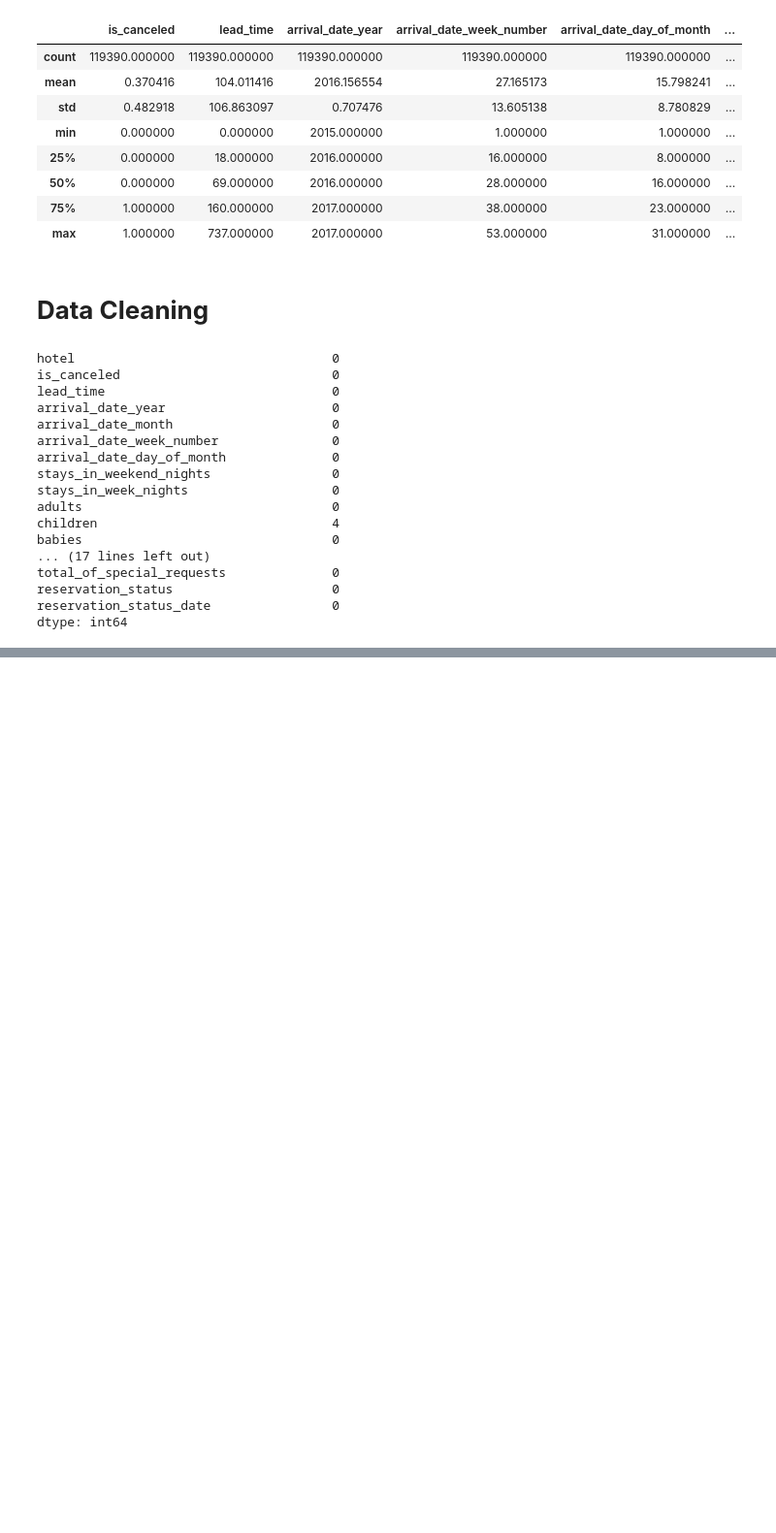
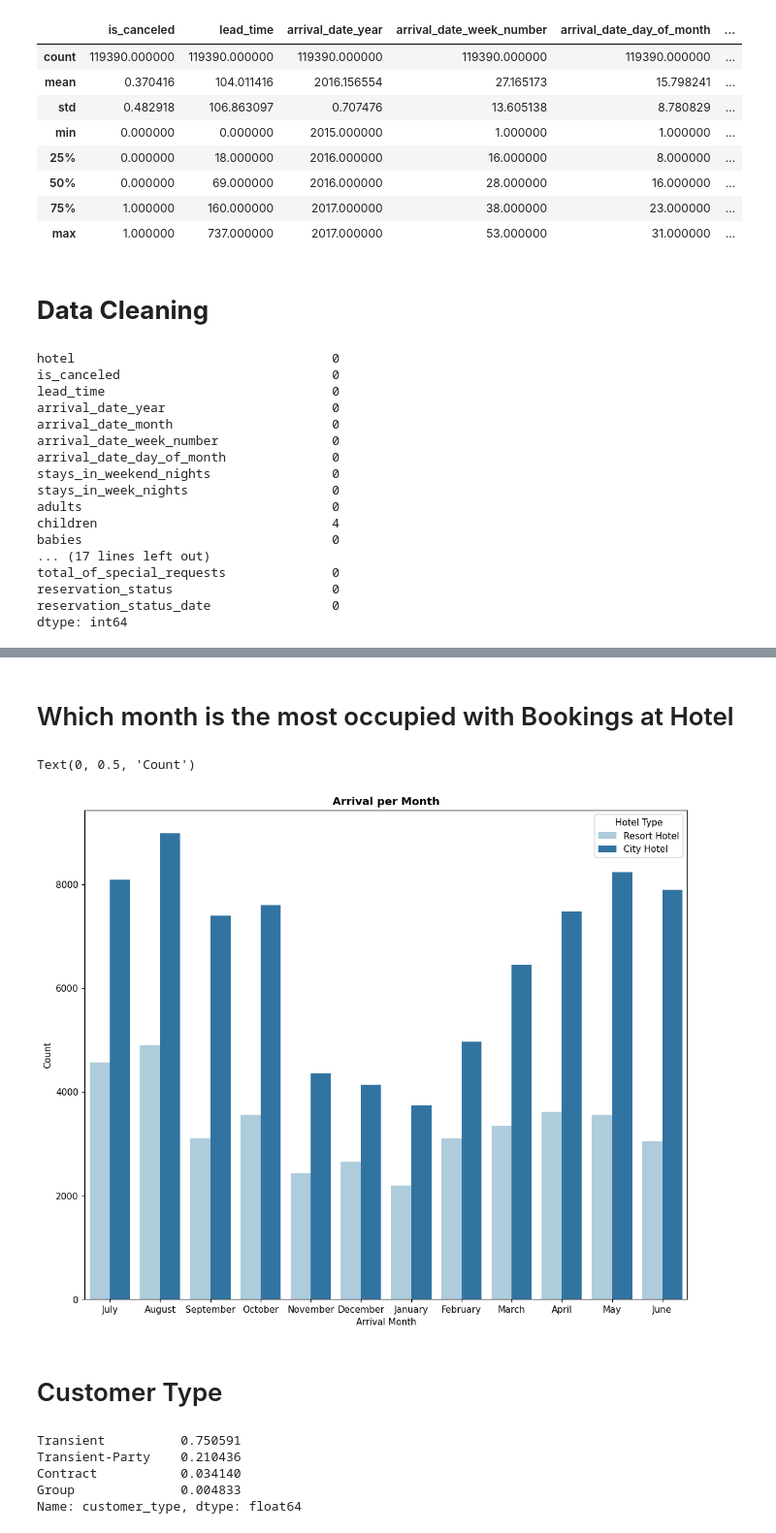
Before and after one commit to KK-Niraj/Hotel-Booking-Analysis, a Jupyter notebook: Hotel_Booking_Analysis_Capstone_Project.ipynb, the cells around one changed output, grey strips where cells are left out. Shown at 97% size. Cells and saved outputs as stored; diff of their text form; code cells hidden in the pictures; blank space fills up the shorter version.

```diff
--- a/Hotel_Booking_Analysis_Capstone_Project.ipynb
+++ b/Hotel_Booking_Analysis_Capstone_Project.ipynb
@@ -140,0 +152,22 @@ df['agent'] = df.fillna(df['agent'].mean(), inplace = True)
+# %% [markdown]
+# Which month is the most occupied with Bookings at Hotel
+# %%
+plt.figure(figsize = (12,10), dpi=110)
+sns.countplot(x = 'arrival_date_month', data = df, hue ='hotel',  palette='Paired')
+plt.title('Arrival per Month', weight='bold')
+plt.legend(title='Hotel Type')
+plt.xlabel('Arrival Month')
+plt.ylabel('Count')
+# %% [output]
+Text(0, 0.5, 'Count')
+[figure, added]
+# %% [markdown]
+# Customer Type
+# %%
+df['customer_type'].value_counts(normalize=True)
+# %% [output]
+Transient          0.750591
+Transient-Party    0.210436
+Contract           0.034140
+Group              0.004833
+Name: customer_type, dtype: float64
```
Also changed, not shown: parts of 26 cells of this notebook.
